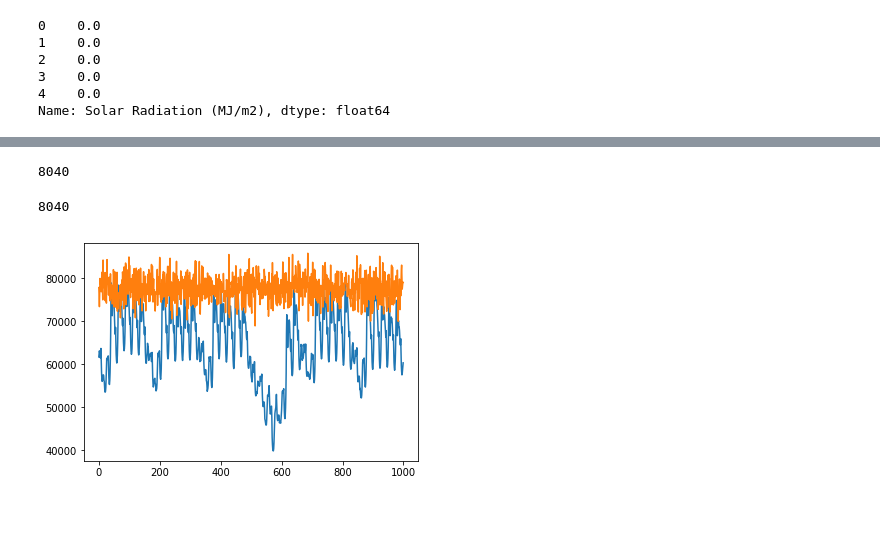
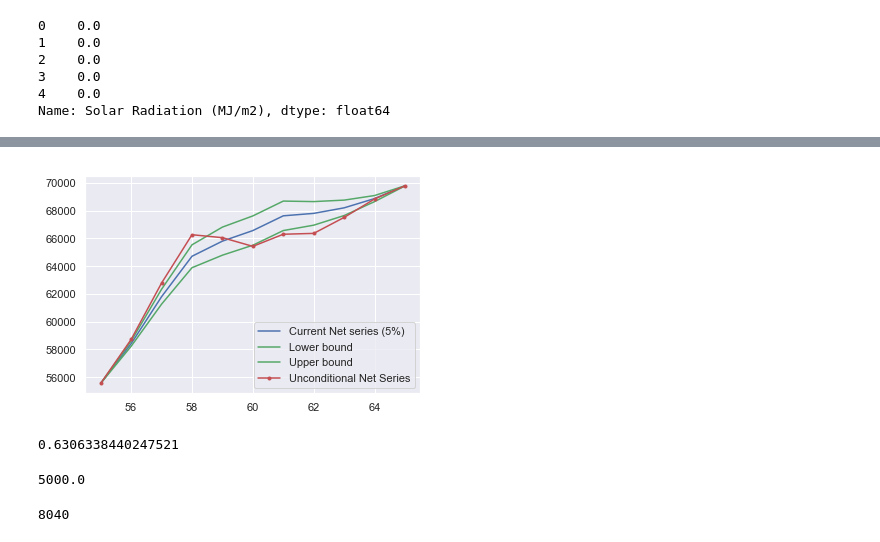
Before and after one commit to krishna0890227/Basic-Python-Programs, a Jupyter notebook: Seasonality_understanding.ipynb, the cells around one changed output, grey strips where cells are left out. Cells and saved outputs as stored; diff of their text form; code cells hidden in the pictures; blank space fills up the shorter version.

```diff
--- a/Seasonality_understanding.ipynb
+++ b/Seasonality_understanding.ipynb
@@ -77,5 +82,34 @@ plt.show()
+# %%
+from random import random
+# Net_series=pd.Series(Net_data)
+# def random_series(value):
+#     error=[]
+#     for i in range(value):
+#         error.append(random())
+#     return error
+# random_get=random_series(len(Solar_capacity1))
+Baseline1=Net_series + Solar_capacity1
+Net_series1=Baseline1-0.5*Solar_capacity1
+Net_series2=Baseline1- 1.5*Solar_capacity1
+Net_series3=Baseline1-2.0*Solar_capacity1*random_get
+
+#plt.plot(Baseline1[48:72], 'r-', label='Baseline1')
+plt.plot(Net_series[55:66], 'b-', label='Current Net series (5%)')
+plt.plot(Net_series1[55:66], 'g-', label='Lower bound')
+plt.plot(Net_series2[55:66], 'g-', label='Upper bound')
+plt.plot(Net_series3[55:66], '.r-', label='Unconditional Net Series')
+plt.legend(loc='lower right')
+plt.show()
+# %% [output]
+[figure, added]
+# %%
+from random import random
+random()
+# %% [output]
+0.6306338440247521
 # %%
 len(Solar_capacity)
+np.max(Solar_capacity)
 # %% [output]
-8040
+5000.0
 # %%
@@ -90,6 +119,0 @@ Baseline=np.random.normal(0, Net_std/3, len(Net_data))+Net_mean+2*Net_std
-# %%
-plt.plot(Net_data[1000:2000])
-plt.plot(Baseline[1000:2000])
-plt.show()
-# %% [output]
-[figure, removed]
```
Also changed, not shown: parts of 59 cells of this notebook, 3 other files.
